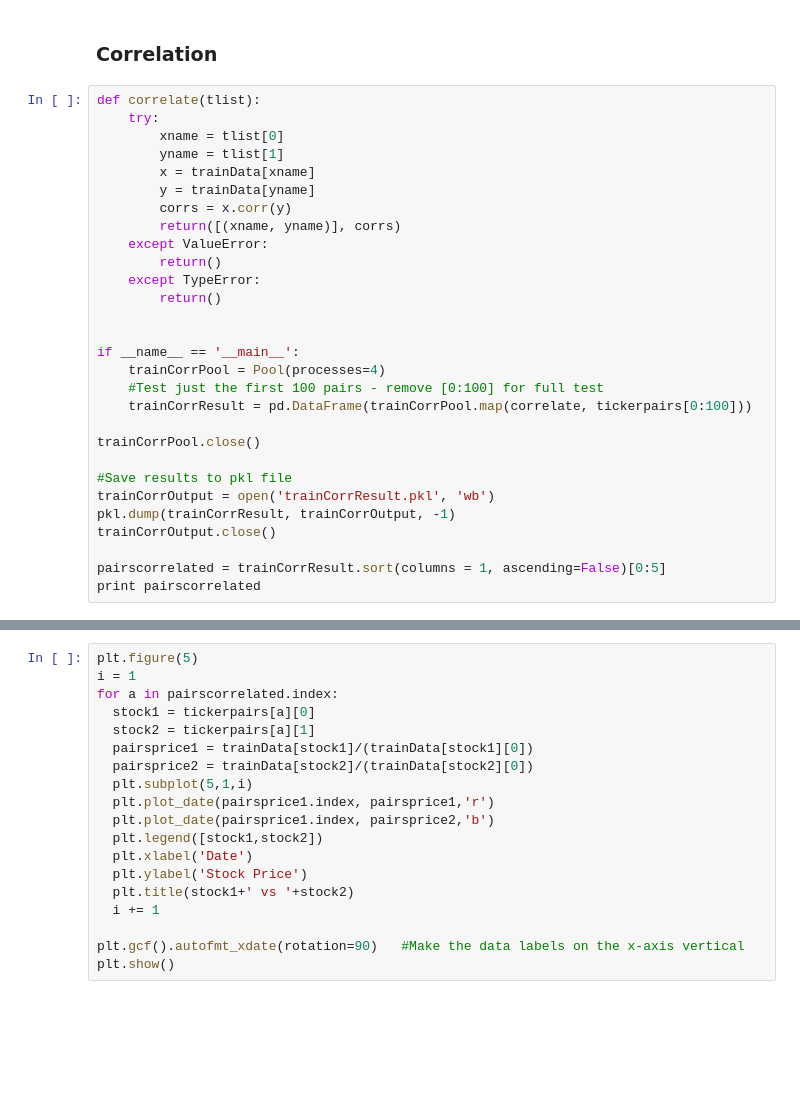
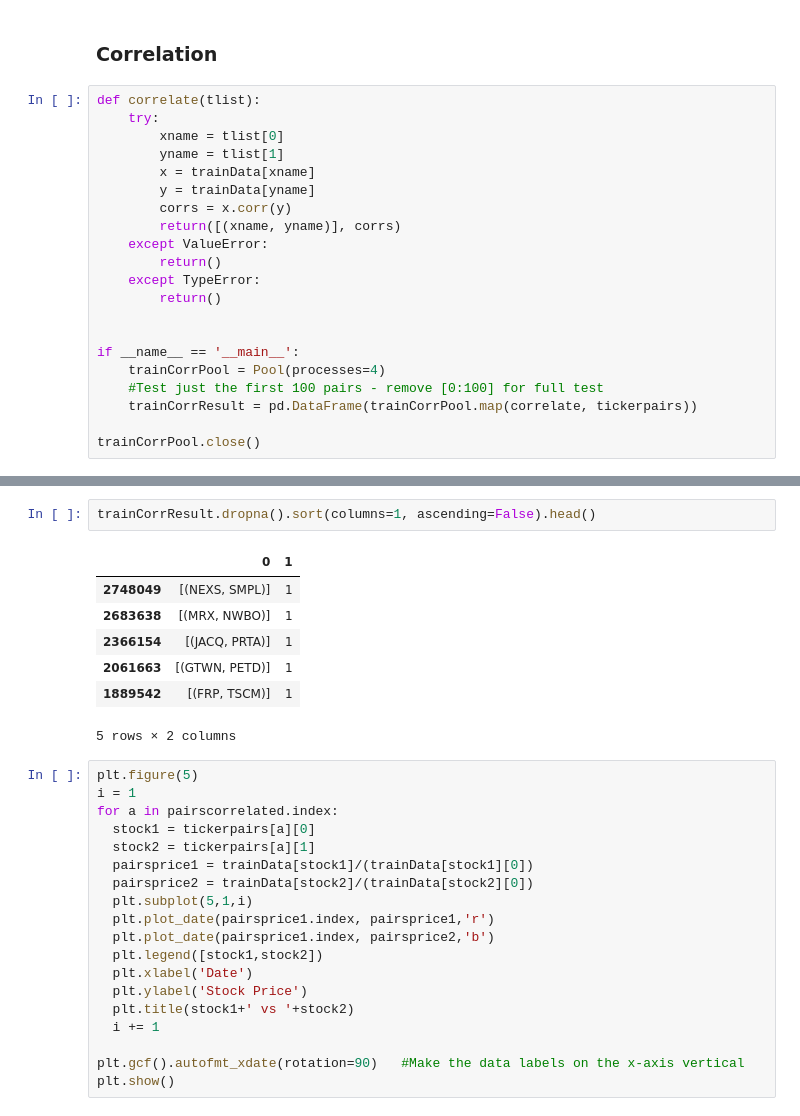
Before and after one commit to jeffreydarling/222project, a Jupyter notebook: ProjectFinal.ipynb, the cells around one changed output, grey strips where cells are left out. Cells and saved outputs as stored; diff of their text form; blank space fills up the shorter version.

```diff
--- a/ProjectFinal.ipynb
+++ b/ProjectFinal.ipynb
@@ -291,15 +336,7 @@ def correlate(tlist):
 if __name__ == '__main__':
     trainCorrPool = Pool(processes=4)
     #Test just the first 100 pairs - remove [0:100] for full test
-    trainCorrResult = pd.DataFrame(trainCorrPool.map(correlate, tickerpairs[0:100]))
+    trainCorrResult = pd.DataFrame(trainCorrPool.map(correlate, tickerpairs))
 
 trainCorrPool.close()
-
-#Save results to pkl file
-trainCorrOutput = open('trainCorrResult.pkl', 'wb')
-pkl.dump(trainCorrResult, trainCorrOutput, -1)
-trainCorrOutput.close()
-
-pairscorrelated = trainCorrResult.sort(columns = 1, ascending=False)[0:5]
-print pairscorrelated
 # %% [output]
@@ -314,3 +359,13 @@ print pairscorrelated
+# %%
+trainCorrResult.dropna().sort(columns=1, ascending=False).head()
+# %% [output]
+|  | 0 | 1 |
+| 2748049 | [(NEXS, SMPL)] | 1 |
+| 2683638 | [(MRX, NWBO)] | 1 |
+| 2366154 | [(JACQ, PRTA)] | 1 |
+| 2061663 | [(GTWN, PETD)] | 1 |
+| 1889542 | [(FRP, TSCM)] | 1 |
+5 rows × 2 columns
 # %%
 plt.figure(5)
 i = 1
```
Also changed, not shown: parts of 15 cells of this notebook, 1 other file.
